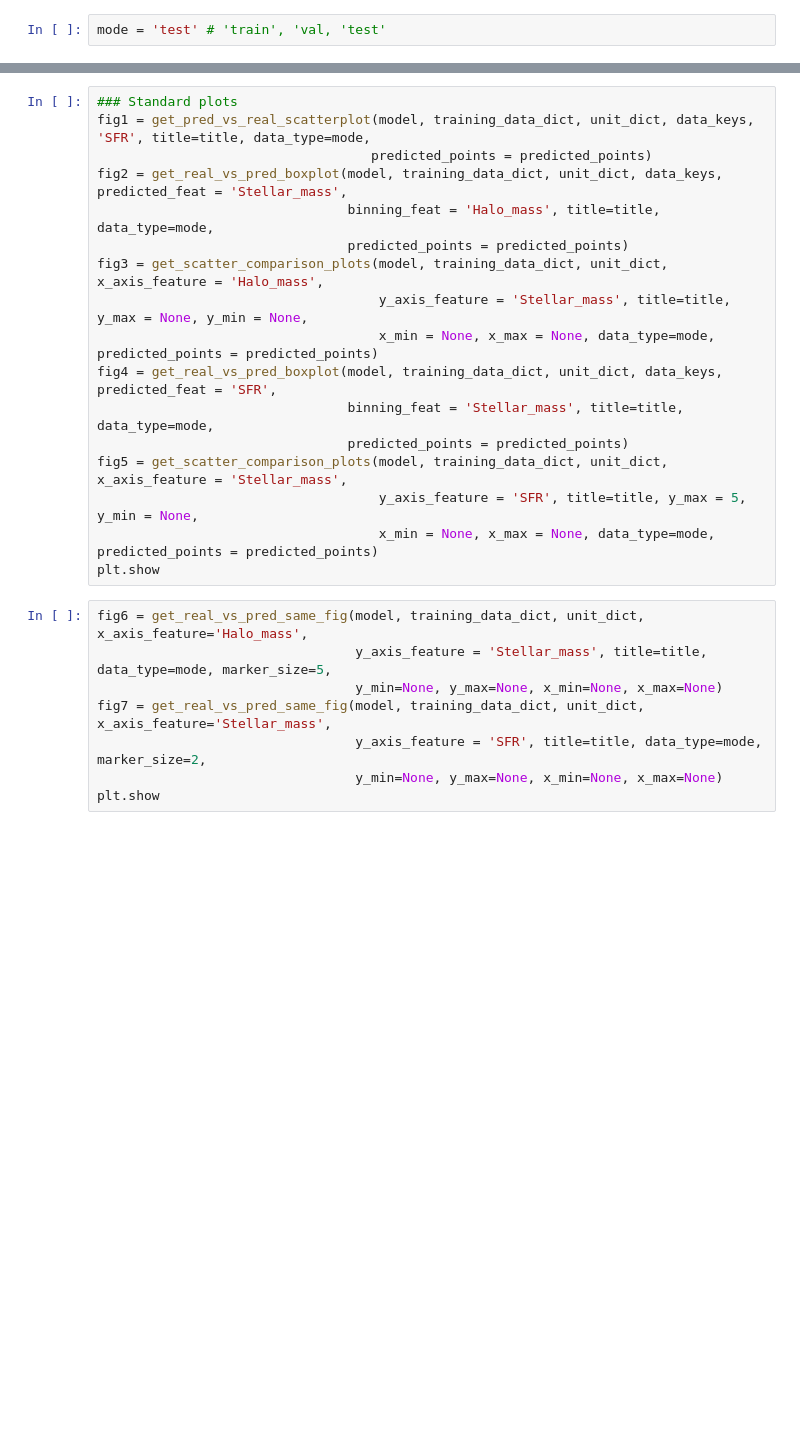
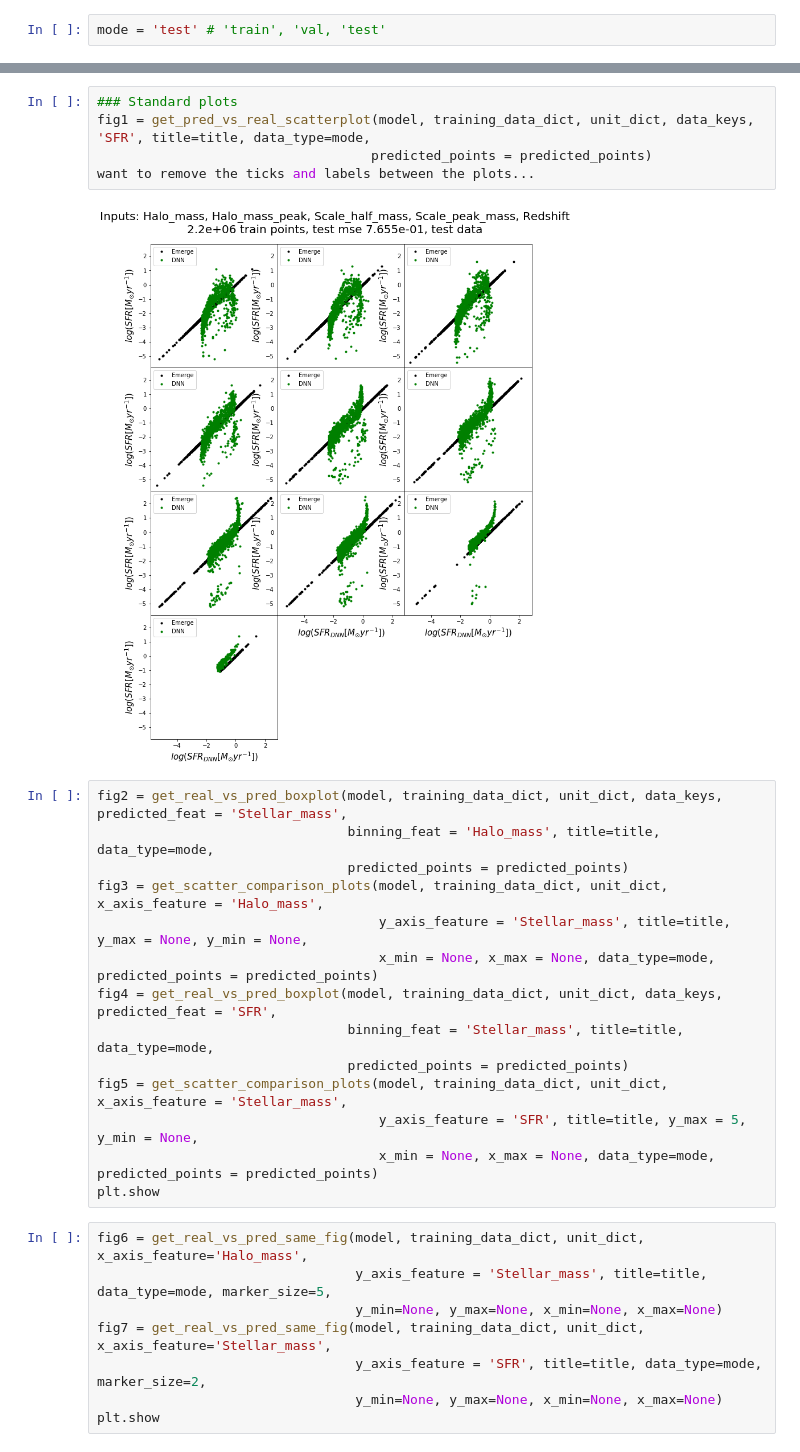
Before and after one commit to magnus-lindstrom/masters-project-galaxy-formation, a Jupyter notebook: code/backpropagation_code/bp_general_purpose_notebook.ipynb, the cells around one changed output, grey strips where cells are left out. Saved outputs shown, nothing was run; the diff lists cells and outputs as text; blank space fills up the shorter version.

```diff
--- a/code/backpropagation_code/bp_general_purpose_notebook.ipynb
+++ b/code/backpropagation_code/bp_general_purpose_notebook.ipynb
@@ -109,7 +112,11 @@ title = 'Inputs: %s\n%.1e train points, test mse %.3e, %s data' % (', '.join(inp
+# %%
+### Standard plots
+fig1 = get_pred_vs_real_scatterplot(model, training_data_dict, unit_dict, data_keys, 'SFR', title=title, data_type=mode,
+                                   predicted_points = predicted_points)
+want to remove the ticks and labels between the plots...
+# %% [output]
+[figure, added]
 # %%
-### Standard plots
-fig1 = get_pred_vs_real_scatterplot(model, training_data_dict, unit_dict, data_keys, 'SFR', title=title, data_type=mode,
-                                   predicted_points = predicted_points)
 fig2 = get_real_vs_pred_boxplot(model, training_data_dict, unit_dict, data_keys, predicted_feat = 'Stellar_mass',
                                 binning_feat = 'Halo_mass', title=title, data_type=mode,
                                 predicted_points = predicted_points)
```
Also changed, not shown: parts of 10 cells of this notebook, 5 other files.
